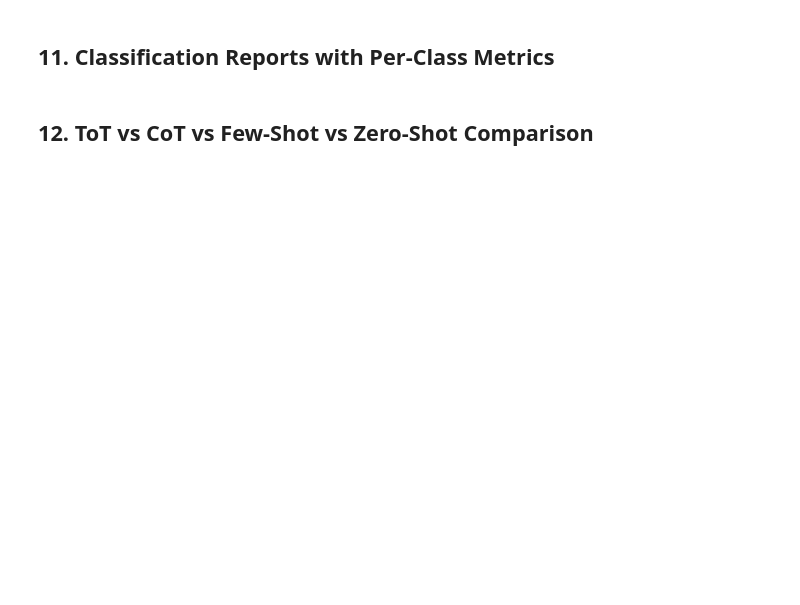
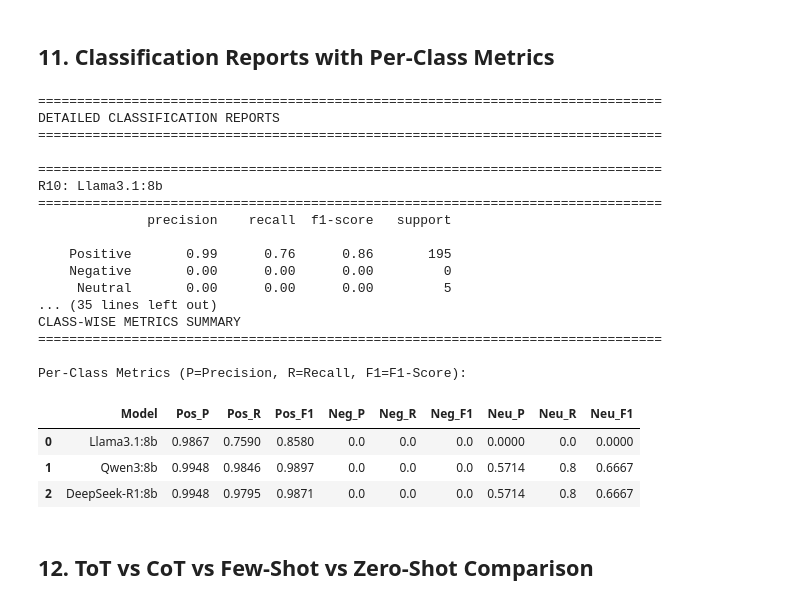
Before and after one commit to isidharthrai/Prompt_Engineering_for_Financial_Texts, a Jupyter notebook: Task2_Risk_Assessment/Tree_of_Thought/R10_R11_R12_tot_risk.ipynb, the cells around one changed output. Saved outputs shown, nothing was run; the diff lists cells and outputs as text; code cells hidden in the pictures; blank space fills up the shorter version.

```diff
--- a/Task2_Risk_Assessment/Tree_of_Thought/R10_R11_R12_tot_risk.ipynb
+++ b/Task2_Risk_Assessment/Tree_of_Thought/R10_R11_R12_tot_risk.ipynb
@@ -606,22 +898,76 @@ r12_calib = analyze_confidence_calibration(r12_valid, "R12: Llama-3.3-70B")
 # %% [markdown]
 ## 11. Classification Reports with Per-Class Metrics
 # %%
-def generate_classification_report(df, model_name):
-    """Generate detailed classification report"""
-    y_true = df["true_sentiment"]
-    y_pred = df["predicted_sentiment"]
+# Detailed Classification Reports
+print("\n" + "=" * 80)
+print("DETAILED CLASSIFICATION REPORTS")
+print("=" * 80)
 
-    print(f"\n{'=' * 80}")
-    print(f"{model_name}: CLASSIFICATION REPORT")
-    print(f"{'=' * 80}\n")
+for df_result, exp_name in [
+    (r10_valid, "R10: Llama3.1:8b"),
+    (r11_valid, "R11: Qwen3:8b"),
+    (r12_valid, "R12: DeepSeek-R1:8b"),
+]:
+    print("\n" + "=" * 80)
+    print(f"{exp_name}")
+    print("=" * 80)
     print(
         classification_report(
-            y_true, y_pred, target_names=["negative", "neutral", "positive"]
+            df_result["true_risk"],
+            df_result["predicted_risk"],
+            labels=["positive", "negative", "neutral"],
+            target_names=["Positive", "Negative", "Neutral"],
         )
     )
 
+# Class-wise Metrics Summary Table
+print("\n" + "=" * 80)
+print("CLASS-WISE METRICS SUMMARY")
+print("=" * 80)
 
-# Generate reports for all models
-generate_classification_report(r10_valid, "R10: Gemini 2.0 Flash")
-generate_classification_report(r11_valid, "R11: Gemini 1.5 Flash")
-generate_classification_report(r12_valid, "R12: Llama-3.3-70B")
+summary_data = []
+for metrics, model in [
+    (r10_metrics, "Llama3.1:8b"),
+    (r11_metrics, "Qwen3:8b"),
+    (r12_metrics, "DeepSeek-R1:8b"),
+]:
+    summary_data.append(
+        {
+            "Model": model,
+            "Pos_P": metrics["Positive_Precision"],
+            "Pos_R": metrics["Positive_Recall"],
+            "Pos_F1": metrics["Positive_F1"],
+            "Neg_P": metrics["Negative_Precision"],
+            "Neg_R": metrics["Negative_Recall"],
+            "Neg_F1": metrics["Negative_F1"],
+            "Neu_P": metrics["Neutral_Precision"],
+            "Neu_R": metrics["Neutral_Recall"],
+            "Neu_F1": metrics["Neutral_F1"],
+        }
+    )
+
+summary_df = pd.DataFrame(summary_data)
+print("\nPer-Class Metrics (P=Precision, R=Recall, F1=F1-Score):")
+display(summary_df.round(4))
+# %% [output]
+================================================================================
+DETAILED CLASSIFICATION REPORTS
+================================================================================
+
+================================================================================
+R10: Llama3.1:8b
+================================================================================
+              precision    recall  f1-score   support
+
+    Positive       0.99      0.76      0.86       195
+    Negative       0.00      0.00      0.00         0
+     Neutral       0.00      0.00      0.00         5
+... (35 lines left out)
+CLASS-WISE METRICS SUMMARY
+================================================================================
+
+Per-Class Metrics (P=Precision, R=Recall, F1=F1-Score):
+|  | Model | Pos_P | Pos_R | Pos_F1 | Neg_P | Neg_R | Neg_F1 | Neu_P | Neu_R | Neu_F1 |
+| 0 | Llama3.1:8b | 0.9867 | 0.7590 | 0.8580 | 0.0 | 0.0 | 0.0 | 0.0000 | 0.0 | 0.0000 |
+| 1 | Qwen3:8b | 0.9948 | 0.9846 | 0.9897 | 0.0 | 0.0 | 0.0 | 0.5714 | 0.8 | 0.6667 |
+| 2 | DeepSeek-R1:8b | 0.9948 | 0.9795 | 0.9871 | 0.0 | 0.0 | 0.0 | 0.5714 | 0.8 | 0.6667 |
```
Also changed, not shown: parts of 25 cells of this notebook, 9 other files.
